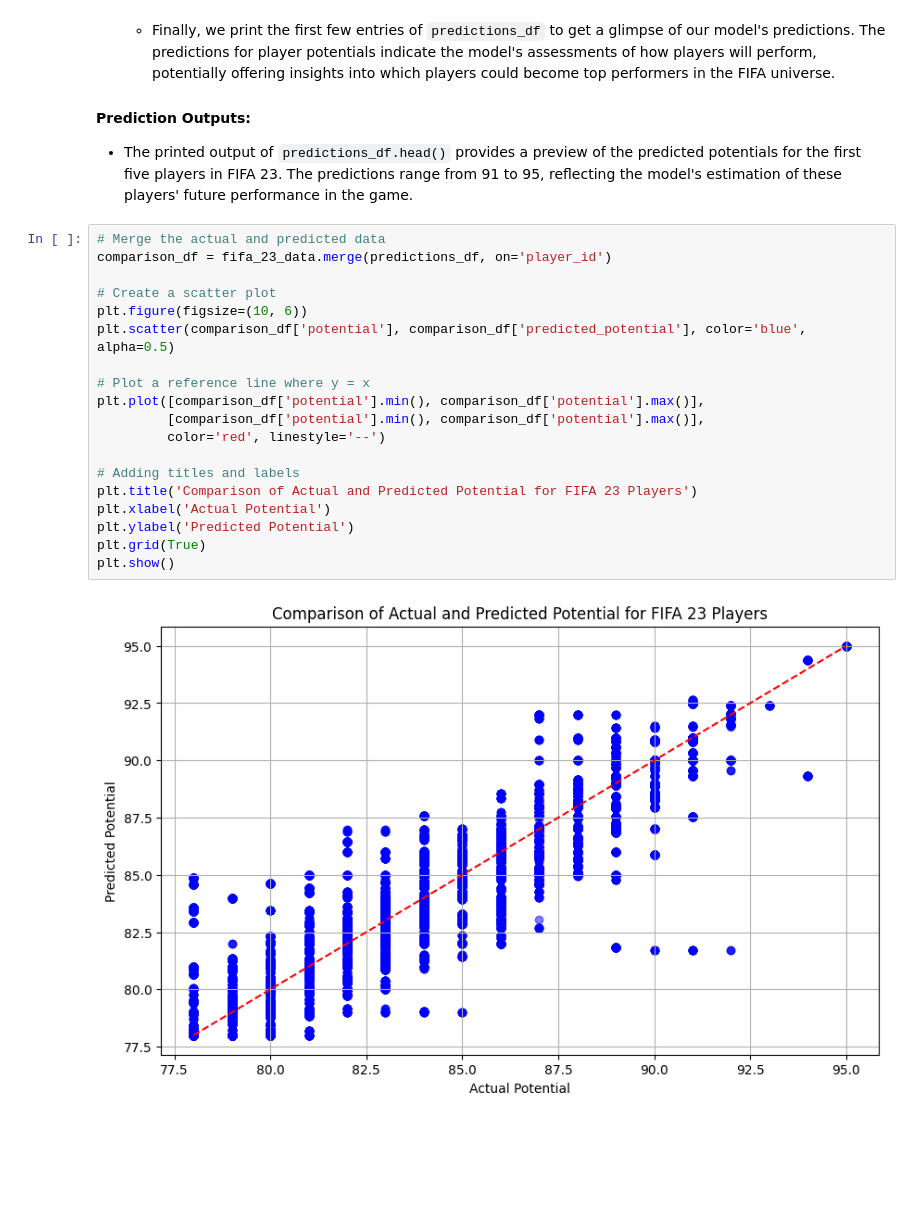
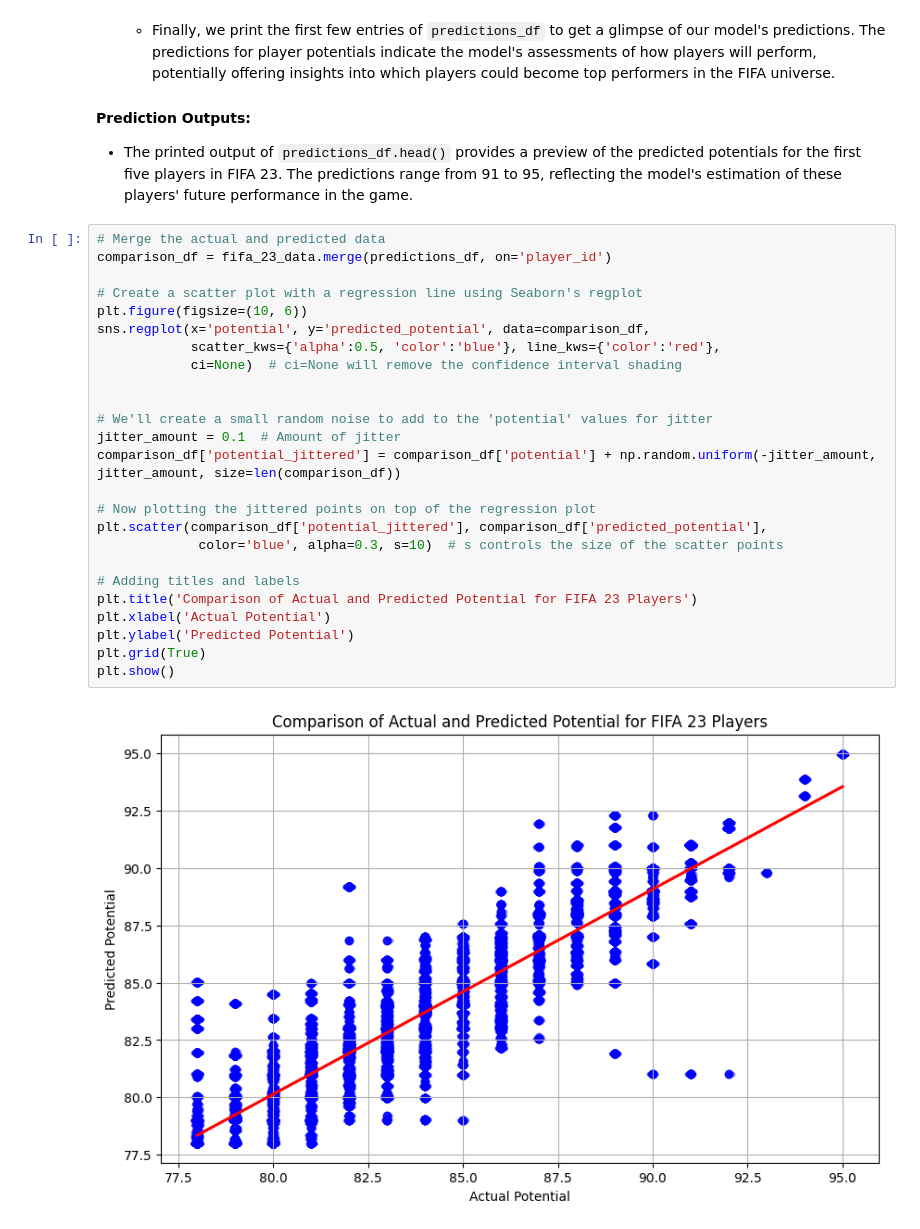
Before and after one commit to flaver12/scml, a Jupyter notebook: fifaplayer.ipynb, the cells around one changed output. Drawn from its saved outputs; the diff is of its cells as text; blank space fills up the shorter version.

```diff
--- a/fifaplayer.ipynb
+++ b/fifaplayer.ipynb
@@ -358,21 +392,27 @@ After evaluating our model's performance, we proceed to apply it to data from FI
 # %%
 # Merge the actual and predicted data
 comparison_df = fifa_23_data.merge(predictions_df, on='player_id')
 
-# Create a scatter plot
+# Create a scatter plot with a regression line using Seaborn's regplot
 plt.figure(figsize=(10, 6))
-plt.scatter(comparison_df['potential'], comparison_df['predicted_potential'], color='blue', alpha=0.5)
+sns.regplot(x='potential', y='predicted_potential', data=comparison_df,
+            scatter_kws={'alpha':0.5, 'color':'blue'}, line_kws={'color':'red'},
+            ci=None)  # ci=None will remove the confidence interval shading
 
-# Plot a reference line where y = x
-plt.plot([comparison_df['potential'].min(), comparison_df['potential'].max()],
-         [comparison_df['potential'].min(), comparison_df['potential'].max()],
-         color='red', linestyle='--')
+
+# We'll create a small random noise to add to the 'potential' values for jitter
+jitter_amount = 0.1  # Amount of jitter
+comparison_df['potential_jittered'] = comparison_df['potential'] + np.random.uniform(-jitter_amount, jitter_amount, size=len(comparison_df))
+
+# Now plotting the jittered points on top of the regression plot
+plt.scatter(comparison_df['potential_jittered'], comparison_df['predicted_potential'],
+             color='blue', alpha=0.3, s=10)  # s controls the size of the scatter points
 
 # Adding titles and labels
 plt.title('Comparison of Actual and Predicted Potential for FIFA 23 Players')
 plt.xlabel('Actual Potential')
 plt.ylabel('Predicted Potential')
 plt.grid(True)
 plt.show()
 # %% [output]
-[figure, old version]
+[figure, new version]
```
Also changed, not shown: parts of 13 cells of this notebook, 1 other file.
